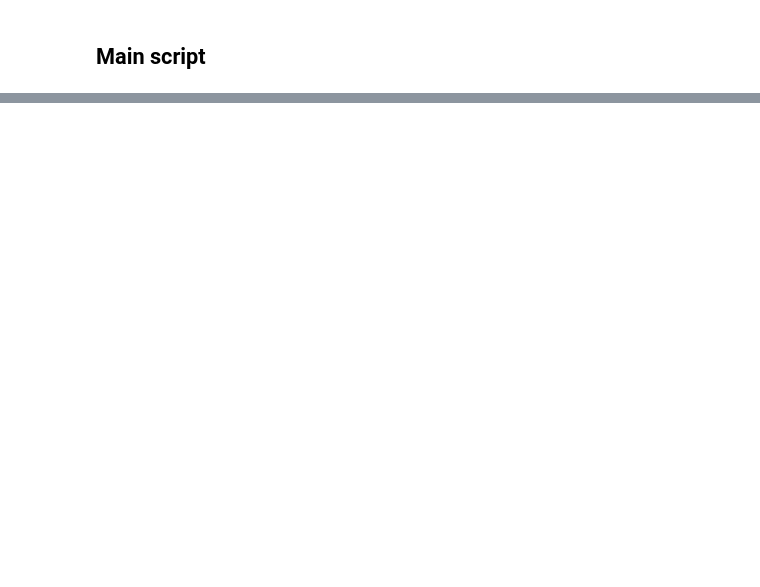
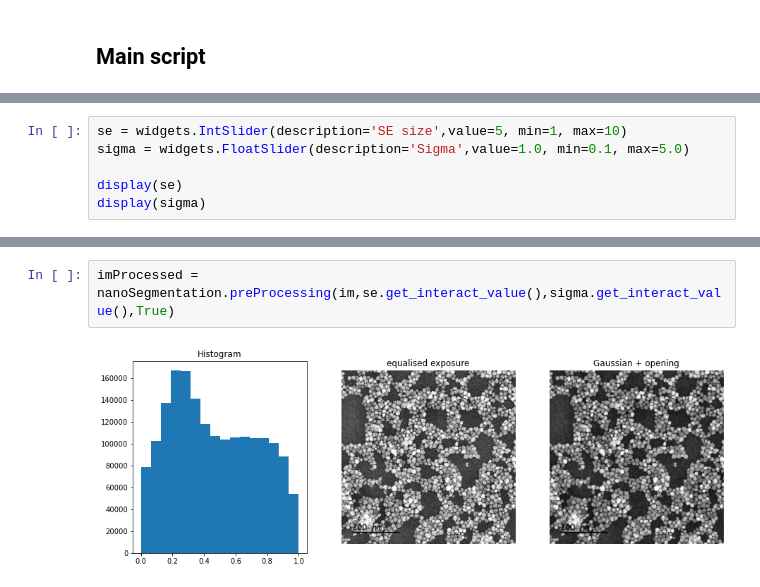
Before and after one commit to Cewein/Nanoparticle-segmentation-classification, a Jupyter notebook: Segemenation_of_nano_particle.ipynb, the cells around one changed output, grey strips where cells are left out. Drawn from its saved outputs; the diff is of its cells as text; blank space fills up the shorter version.

```diff
--- a/Segemenation_of_nano_particle.ipynb
+++ b/Segemenation_of_nano_particle.ipynb
@@ -41,0 +62,6 @@ C:/Users/Cewein/python/Nanoparticle-segmentation-classification/img/15kX -FF-Q9-
+# %%
+se = widgets.IntSlider(description='SE size',value=5, min=1, max=10)
+sigma = widgets.FloatSlider(description='Sigma',value=1.0, min=0.1, max=5.0)
+
+display(se)
+display(sigma)
@@ -41,0 +71,4 @@ C:/Users/Cewein/python/Nanoparticle-segmentation-classification/img/15kX -FF-Q9-
+# %%
+imProcessed = nanoSegmentation.preProcessing(im,se.get_interact_value(),sigma.get_interact_value(),True)
+# %% [output]
+[figure, added]
```
Also changed, not shown: parts of 27 cells of this notebook, 1 other file.
